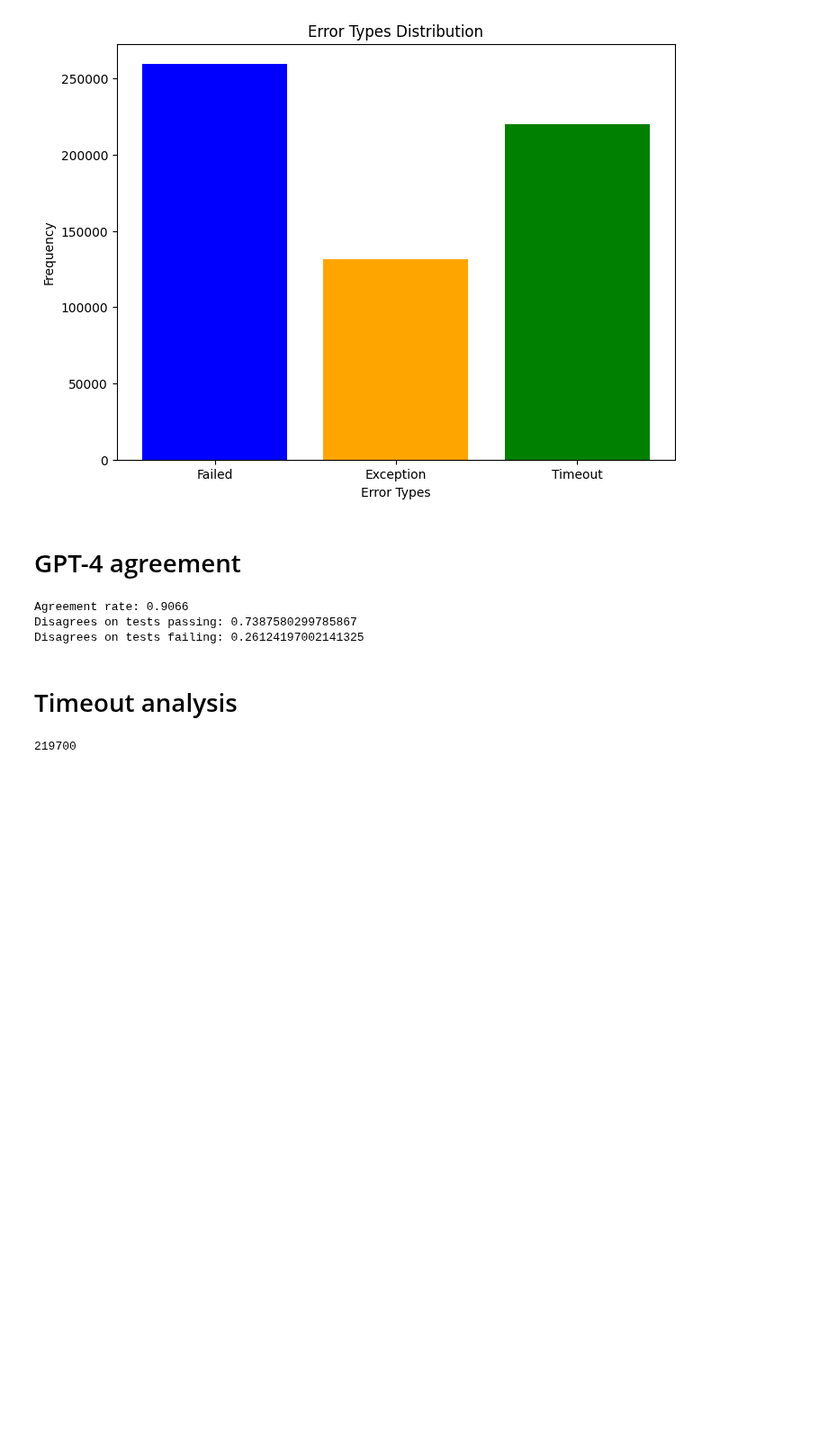
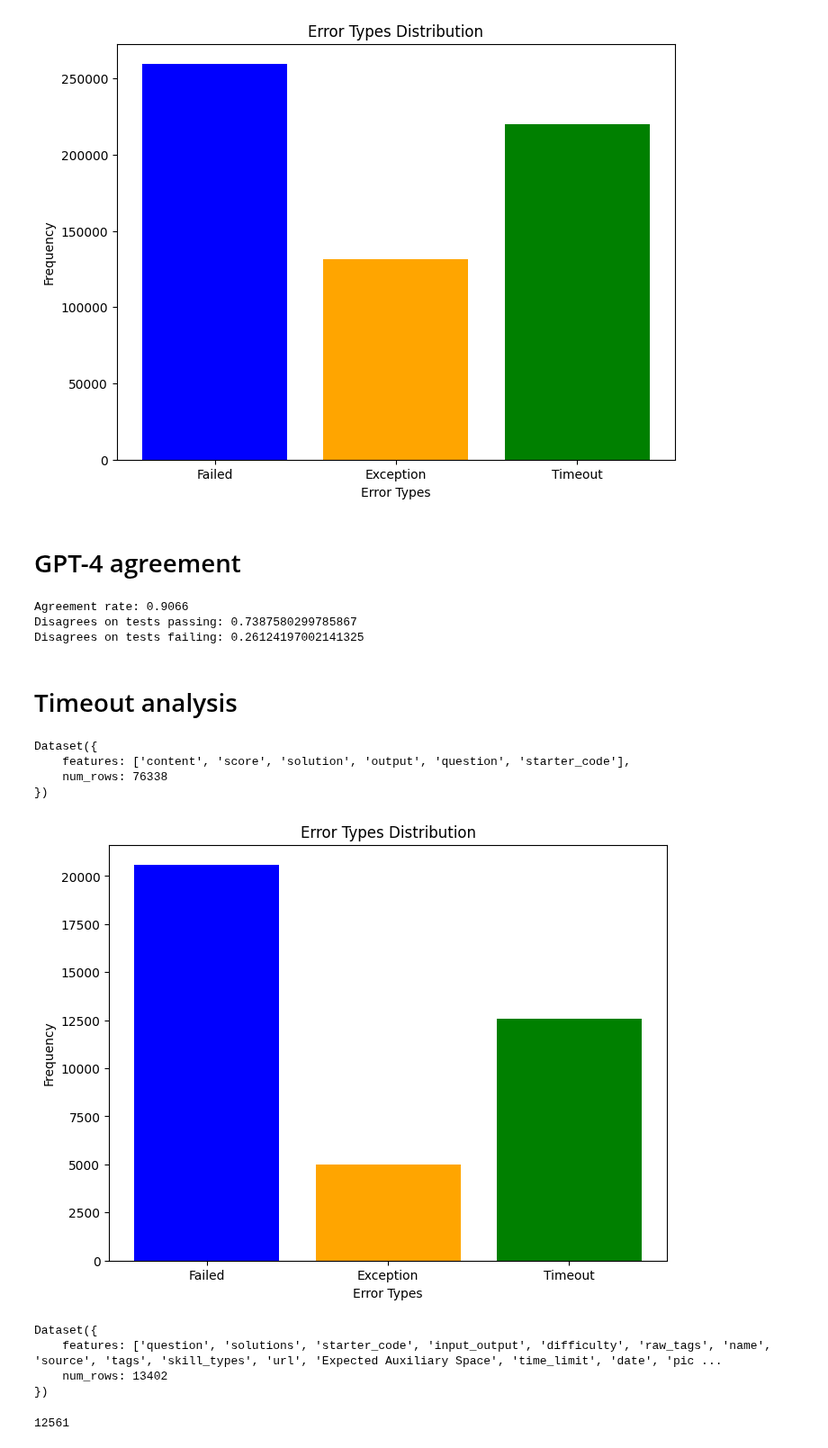
Before and after one commit to cassanof/CodeRM, a Jupyter notebook: codeprm/notebooks/orm_dataset_analysis.ipynb, the cells around one changed output. Shown at 90% size. Drawn from its saved outputs; the diff is of its cells as text; code cells hidden in the pictures; blank space fills up the shorter version.

```diff
--- a/codeprm/notebooks/orm_dataset_analysis.ipynb
+++ b/codeprm/notebooks/orm_dataset_analysis.ipynb
@@ -144,13 +144,54 @@ Disagrees on tests passing: 0.7387580299785867
 Disagrees on tests failing: 0.26124197002141325
 # %% [markdown]
 # Timeout analysis
+# %%
+import datasets
+ds = datasets.load_dataset("codegenning/orm_dataset_raw50", split="train")
+ds
+# %% [output]
+Dataset({
+    features: ['content', 'score', 'solution', 'output', 'question', 'starter_code'],
+    num_rows: 76338
+})
+# %%
+import matplotlib.pyplot as plt
+from codeprm.eval.redo_code_execution import get_err_kind
+
+errs = [] # err types: "Timeout", "Exception", "Failed Tests"
+timeout_exs = []
+for ex in ds:
+    if not ex["score"]:
+        kind = get_err_kind(ex)
+        errs.append(kind)
+        if kind == "Timeout":
+            timeout_exs.append((ex, ex["content"], ex["output"]))
+
+error_counts = {error: errs.count(error) for error in set(errs)}
+
+error_types = list(error_counts.keys())
+counts = list(error_counts.values())
+
+plt.figure(figsize=(8, 6))
+plt.bar(error_types, counts, color=['blue', 'orange', 'green'])
+plt.xlabel('Error Types')
+plt.ylabel('Frequency')
+plt.title('Error Types Distribution')
+plt.show()
+# %% [output]
+[figure, added]
 # %%
 import datasets
-ds = datasets.load_dataset("cassanof/taco_cleaned_all", split="train")
+orig_ds = datasets.load_dataset("cassanof/taco_cleaned_all", split="train")
+orig_ds
+# %% [output]
+Dataset({
+    features: ['question', 'solutions', 'starter_code', 'input_output', 'difficulty', 'raw_tags', 'name', 'source', 'tags', 'skill_types', 'url', 'Expected Auxiliary Space', 'time_limit', 'date', 'pic ...
+    num_rows: 13402
+})
 # %%
 print(len(timeout_exs))
 # %% [output]
-219700
+12561
 # %%
 import json
 from codeprm.execution import smart_exec_tests_queuebatched
```
Also changed, not shown: parts of 4 cells of this notebook.
